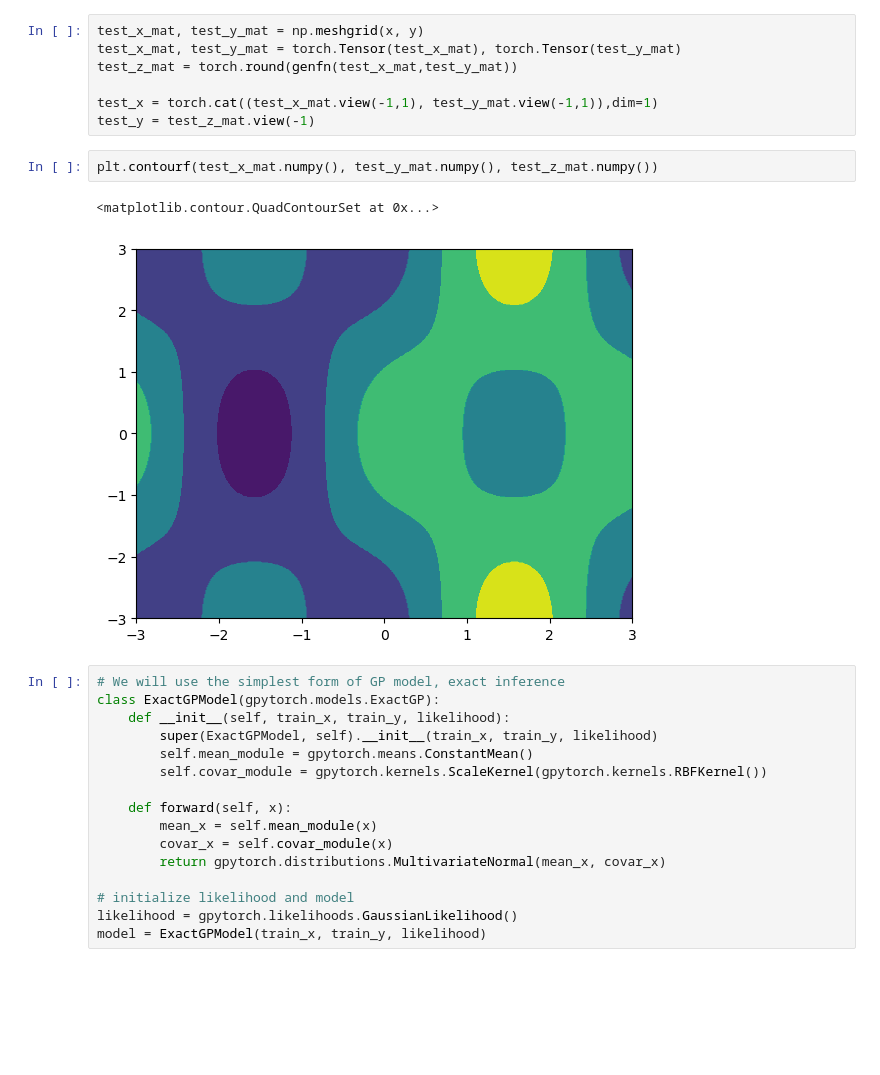
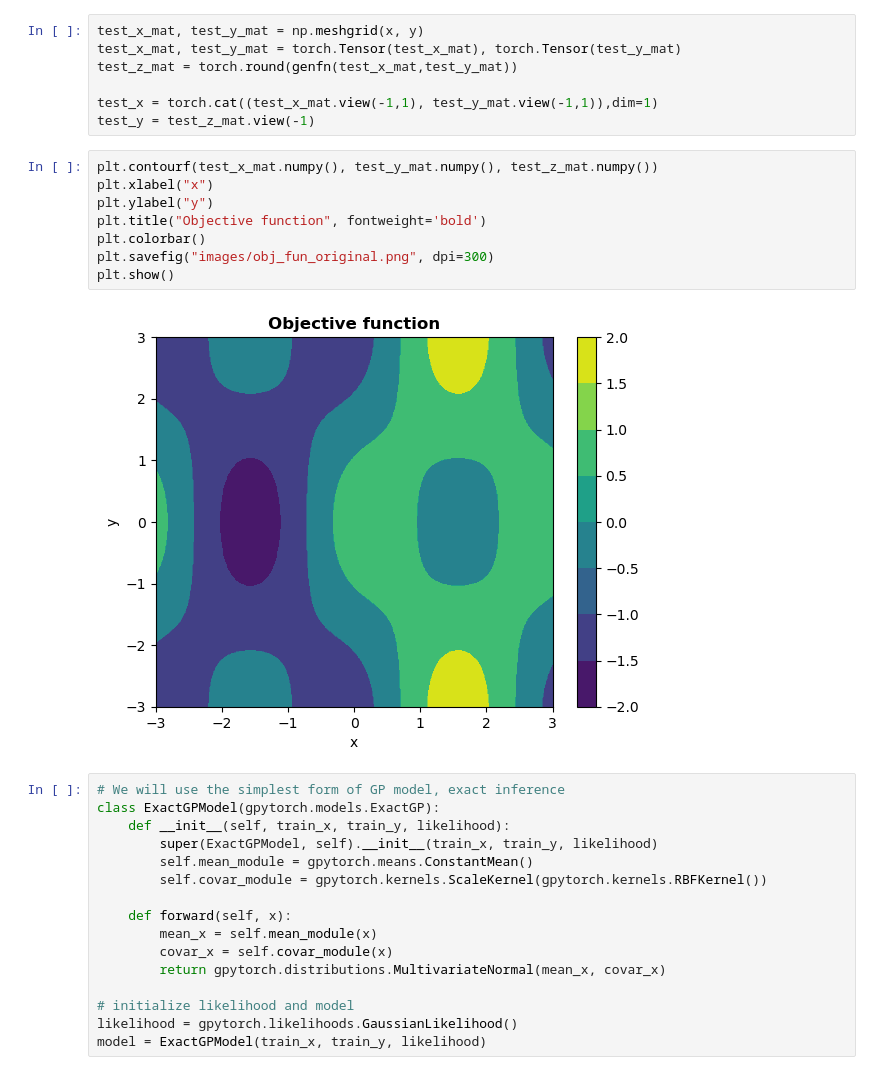
Before and after one commit to gourav-k/sprayable-hydrogels, a Jupyter notebook: Toy_problem/gpytorch_regression_toyProblem.ipynb, the cells around one changed output. Saved outputs shown, nothing was run; the diff lists cells and outputs as text; blank space fills up the shorter version.

```diff
--- a/Toy_problem/gpytorch_regression_toyProblem.ipynb
+++ b/Toy_problem/gpytorch_regression_toyProblem.ipynb
@@ -35,11 +32,16 @@ test_z_mat = torch.round(genfn(test_x_mat,test_y_mat))
 
 test_x = torch.cat((test_x_mat.view(-1,1), test_y_mat.view(-1,1)),dim=1)
 test_y = test_z_mat.view(-1)
-# %%
-plt.contourf(test_x_mat.numpy(), test_y_mat.numpy(), test_z_mat.numpy())
-# %% [output]
-<matplotlib.contour.QuadContourSet at 0x...>
-[figure, removed]
+# %%
+plt.contourf(test_x_mat.numpy(), test_y_mat.numpy(), test_z_mat.numpy())
+plt.xlabel("x")
+plt.ylabel("y")
+plt.title("Objective function", fontweight='bold')
+plt.colorbar()
+plt.savefig("images/obj_fun_original.png", dpi=300)
+plt.show()
+# %% [output]
+[figure, added]
 # %%
 # We will use the simplest form of GP model, exact inference
 class ExactGPModel(gpytorch.models.ExactGP):
```
Also changed, not shown: parts of 2 cells of this notebook, 2 other files.
